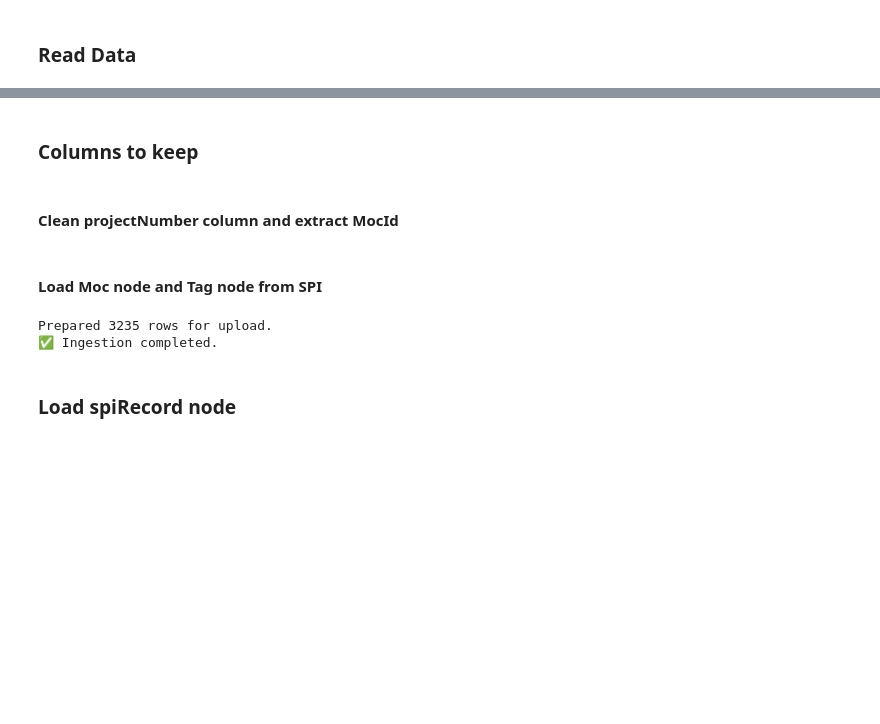
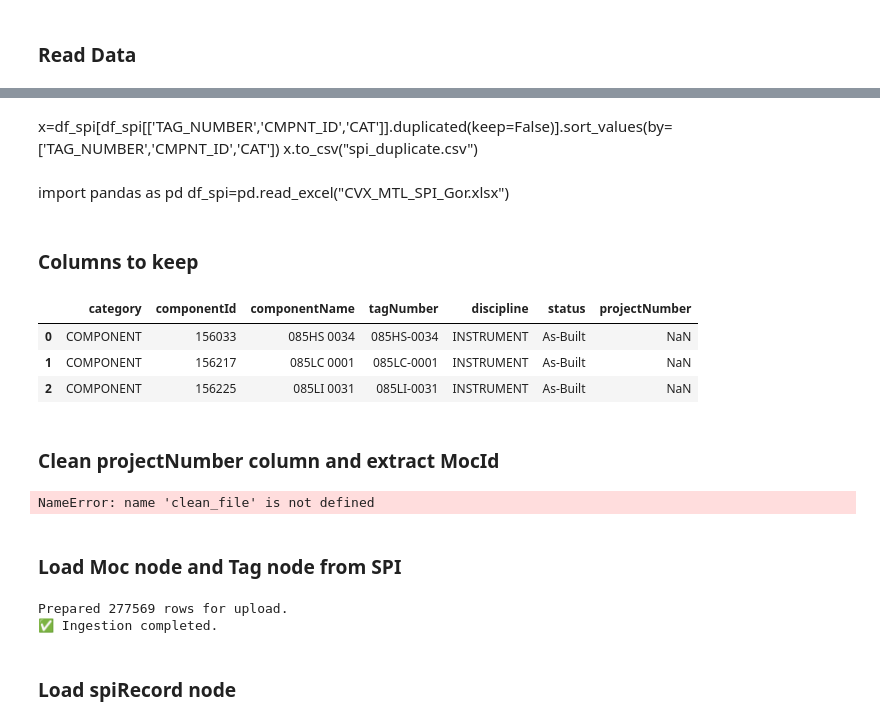
Before and after one commit to BKOServicesInc/python-datalake-neo4j-loader, a Jupyter notebook: upload_SPI/clean_upload_SPI.ipynb, the cells around one changed output, grey strips where cells are left out. Cells and saved outputs as stored; diff of their text form; code cells hidden in the pictures; blank space fills up the shorter version.

```diff
--- a/upload_SPI/clean_upload_SPI.ipynb
+++ b/upload_SPI/clean_upload_SPI.ipynb
@@ -8,3 +83,9 @@ df_spi=pd.read_excel("CVX_MTL_SPI_Gor.xlsx")
+# %% [markdown]
+x=df_spi[df_spi[['TAG_NUMBER','CMPNT_ID','CAT']].duplicated(keep=False)].sort_values(by=['TAG_NUMBER','CMPNT_ID','CAT'])
+x.to_csv("spi_duplicate.csv")
+# %% [markdown]
+import pandas as pd
+df_spi=pd.read_excel("CVX_MTL_SPI_Gor.xlsx")
 # %% [markdown]
 ### Columns to keep
 # %%
@@ -16,5 +97,12 @@ df_spi.to_csv('SPI_CVX_MTL.tsv', sep="\t", index=False)
+# %%
+df_spi.head(3)
+# %% [output]
+|  | category | componentId | componentName | tagNumber | discipline | status | projectNumber |
+| 0 | COMPONENT | 156033 | 085HS 0034 | 085HS-0034 | INSTRUMENT | As-Built | NaN |
+| 1 | COMPONENT | 156217 | 085LC 0001 | 085LC-0001 | INSTRUMENT | As-Built | NaN |
+| 2 | COMPONENT | 156225 | 085LI 0031 | 085LI-0031 | INSTRUMENT | As-Built | NaN |
 # %% [markdown]
-#### Clean projectNumber column  and extract MocId
+### Clean projectNumber column  and extract MocId
 # %%
 import pandas as pd
 import re
@@ -76,8 +164,12 @@ def clean_file(df_in: pd.DataFrame) -> pd.DataFrame:
     df = df.rename(columns={"cleanMOC_list": "cleanMOC"})
 
     return df
+# %%
+df_spi_clean=clean_file(df_spi)
+# %% [output]
+NameError: name 'clean_file' is not defined
 # %% [markdown]
-#### Load Moc node and Tag node from SPI
+### Load Moc node and Tag node from SPI
 # %%
 import pandas as pd
 import numpy as np
@@ -87,10 +179,16 @@ from neo4j import GraphDatabase
 # Connection settings
 # =========================
 
+
+
+
 URI = os.getenv("NEO4J_URI")
 USERNAME = os.getenv("NEO4J_USERNAME")
 PASSWORD = os.getenv("NEO4J_PASSWORD")
 DATABASE = os.getenv("NEO4J_DATABASE")
+
+
+
 
 # =========================
 # Constants
@@ -108,10 +206,12 @@ def prepare_spi_rows(df_in: pd.DataFrame) -> pd.DataFrame:
     #df = pd.read_csv(tsv_path, sep="\t", dtype=str).fillna("")
     df=df_in.copy()
     # Trim whitespace
-    df = df.applymap(lambda v: v.strip() if isinstance(v, str) else v)
+    #df = df.applymap(lambda v: v.strip() if isinstance(v, str) else v)
+    df = df.map(lambda v: v.strip() if isinstance(v, str) else v)
 
     # Convert null-like tokens to None
-    df = df.applymap(lambda v: None if (isinstance(v, str) and v in NULL_TOKENS) else v)
+    #df = df.applymap(lambda v: None if (isinstance(v, str) and v in NULL_TOKENS) else v)
+    df = df.map(lambda v: None if (isinstance(v, str) and v in NULL_TOKENS) else v)
 
     # Convert real NaN to None
     df = df.where(pd.notna(df), None)
@@ -196,7 +296,7 @@ FOREACH (_ IN CASE WHEN tagVal IS NULL THEN [] ELSE [1] END |
 if __name__ == "__main__":
 
 
-    rows = prepare_spi_rows(df_spi)
+    rows = prepare_spi_rows(df_spi_clean)
 
     driver = GraphDatabase.driver(URI, auth=(USERNAME, PASSWORD))
     try:
@@ -206,7 +306,7 @@ if __name__ == "__main__":
     finally:
         driver.close()
 # %% [output]
-Prepared 3235 rows for upload.
+Prepared 277569 rows for upload.
 ✅ Ingestion completed.
 # %% [markdown]
 ### Load spiRecord node
```
Also changed, not shown: parts of 21 cells of this notebook.
